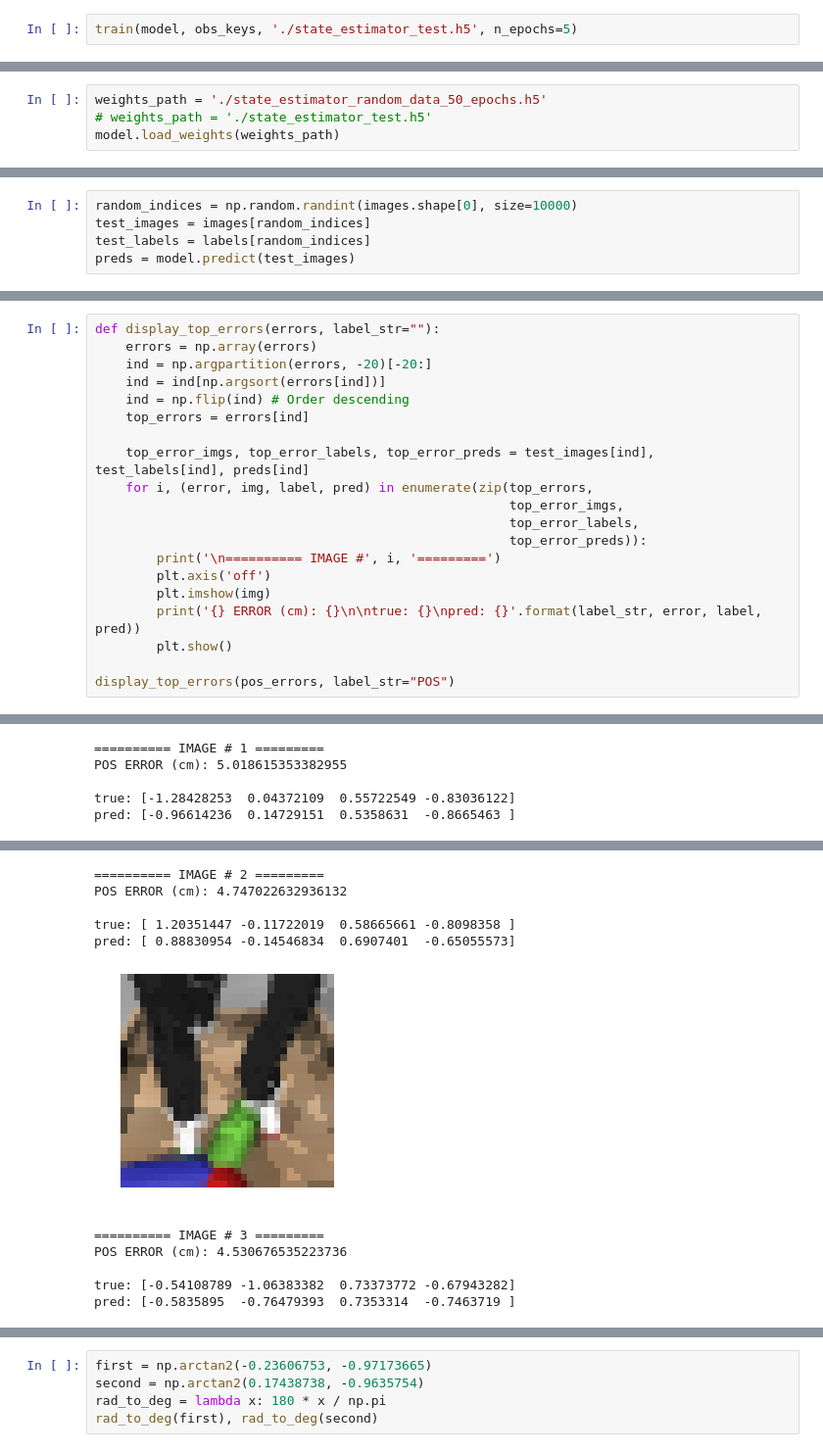
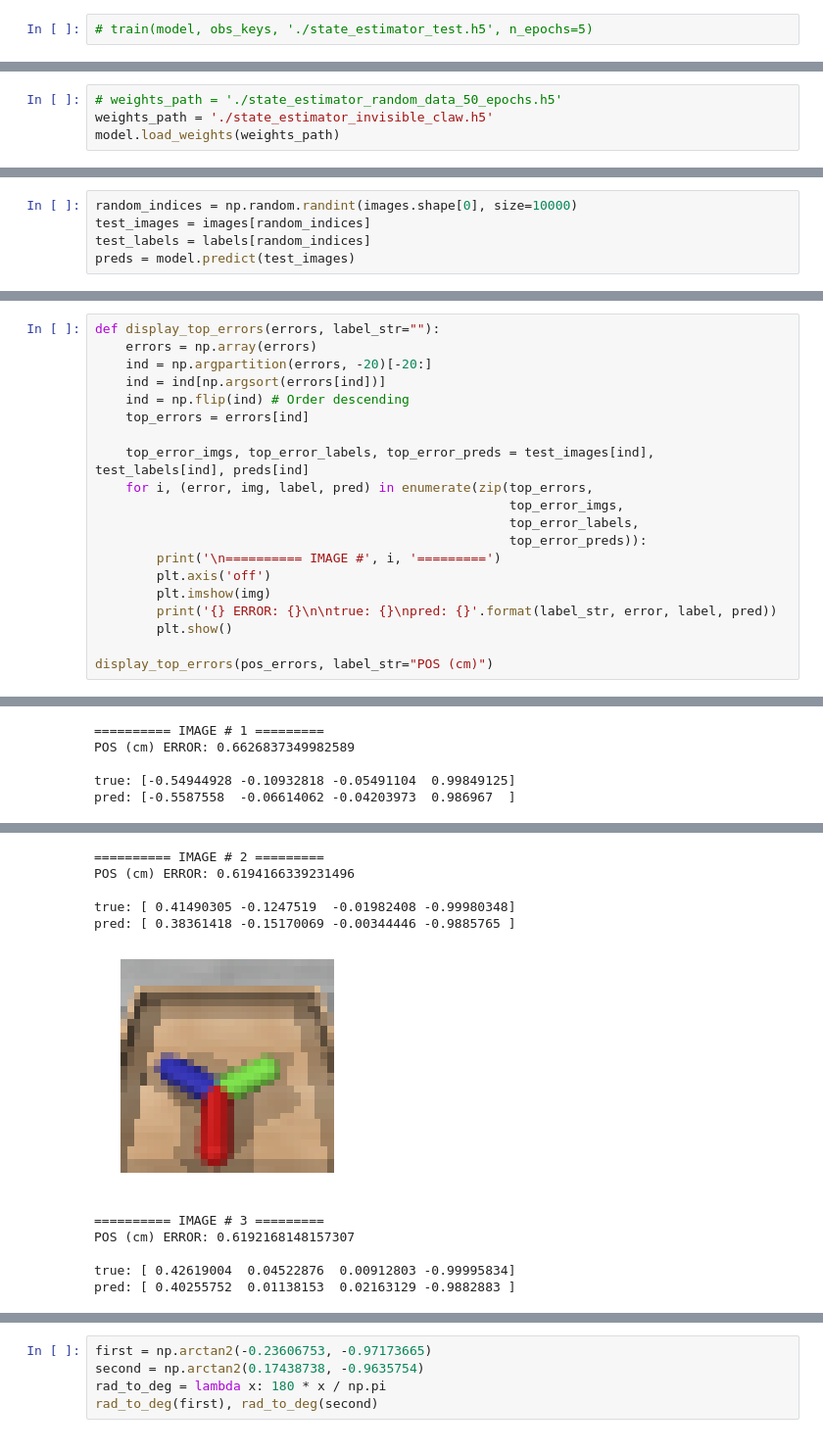
Before and after one commit to abhishekunique/RND-ashwin, a Jupyter notebook: softlearning/models/state_estimation_metrics.ipynb, the cells around one changed output, grey strips where cells are left out. Shown at 98% size. Saved outputs shown, nothing was run; the diff lists cells and outputs as text.

```diff
--- a/softlearning/models/state_estimation_metrics.ipynb
+++ b/softlearning/models/state_estimation_metrics.ipynb
@@ -42,7 +45,7 @@ Trainable params: 245,188
 Non-trainable params: 0
 _________________________________________________________________
 # %%
-train(model, obs_keys, './state_estimator_test.h5', n_epochs=5)
+# train(model, obs_keys, './state_estimator_test.h5', n_epochs=5)
 # %% [output]
 Train on 475047 samples, validate on 25003 samples
 Epoch 1/5
@@ -63,7 +66,7 @@ MEAN POS ERROR (CM): 1.5761006122751706
 MEAN ANGLE ERROR (degrees): 2.120778971857877
 [figure]
 # %%
-weights_path = './state_estimator_random_data_50_epochs.h5'
-# weights_path = './state_estimator_test.h5'
+# weights_path = './state_estimator_random_data_50_epochs.h5'
+weights_path = './state_estimator_invisible_claw.h5'
 model.load_weights(weights_path)
 # %%
@@ -133,9 +135,9 @@ def display_top_errors(errors, label_str=""):
         print('\n========== IMAGE #', i, '=========')
         plt.axis('off')
         plt.imshow(img)
-        print('{} ERROR (cm): {}\n\ntrue: {}\npred: {}'.format(label_str, error, label, pred))
+        print('{} ERROR: {}\n\ntrue: {}\npred: {}'.format(label_str, error, label, pred))
         plt.show()
 
-display_top_errors(pos_errors, label_str="POS")
+display_top_errors(pos_errors, label_str="POS (cm)")
 # %% [output]
 ========== IMAGE # 0 =========
@@ -147,5 +149,5 @@ pred: [-0.2126936  -0.90798426  0.12395909  0.73695004]
 ========== IMAGE # 1 =========
-POS ERROR (cm): 5.018615353382955
+POS (cm) ERROR: 0.6626837349982589
 
-true: [-1.28428253  0.04372109  0.55722549 -0.83036122]
-pred: [-0.96614236  0.14729151  0.5358631  -0.8665463 ]
+true: [-0.54944928 -0.10932818 -0.05491104  0.99849125]
+pred: [-0.5587558  -0.06614062 -0.04203973  0.986967  ]
@@ -153,11 +155,11 @@ pred: [-0.96614236  0.14729151  0.5358631  -0.8665463 ]
 ========== IMAGE # 2 =========
-POS ERROR (cm): 4.747022632936132
+POS (cm) ERROR: 0.6194166339231496
 
-true: [ 1.20351447 -0.11722019  0.58665661 -0.8098358 ]
-pred: [ 0.88830954 -0.14546834  0.6907401  -0.65055573]
+true: [ 0.41490305 -0.1247519  -0.01982408 -0.99980348]
+pred: [ 0.38361418 -0.15170069 -0.00344446 -0.9885765 ]
-[figure, old version]
+[figure, new version]
 ========== IMAGE # 3 =========
-POS ERROR (cm): 4.530676535223736
+POS (cm) ERROR: 0.6192168148157307
 
-true: [-0.54108789 -1.06383382  0.73373772 -0.67943282]
-pred: [-0.5835895  -0.76479393  0.7353314  -0.7463719 ]
+true: [ 0.42619004  0.04522876  0.00912803 -0.99995834]
+pred: [ 0.40255752  0.01138153  0.02163129 -0.9882883 ]
```
Also changed, not shown: parts of 9 cells of this notebook, 8 other files.
